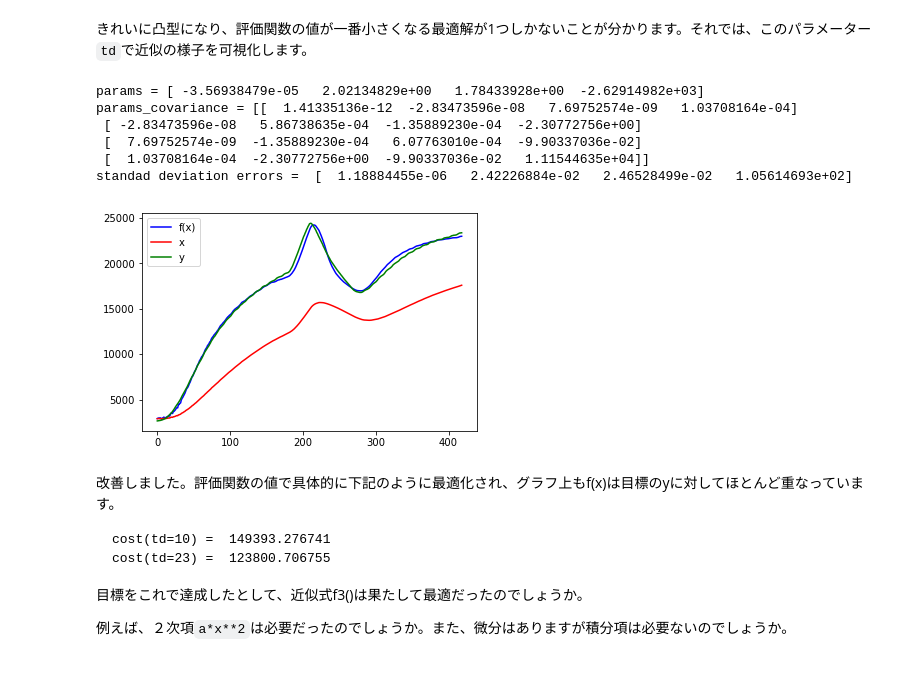
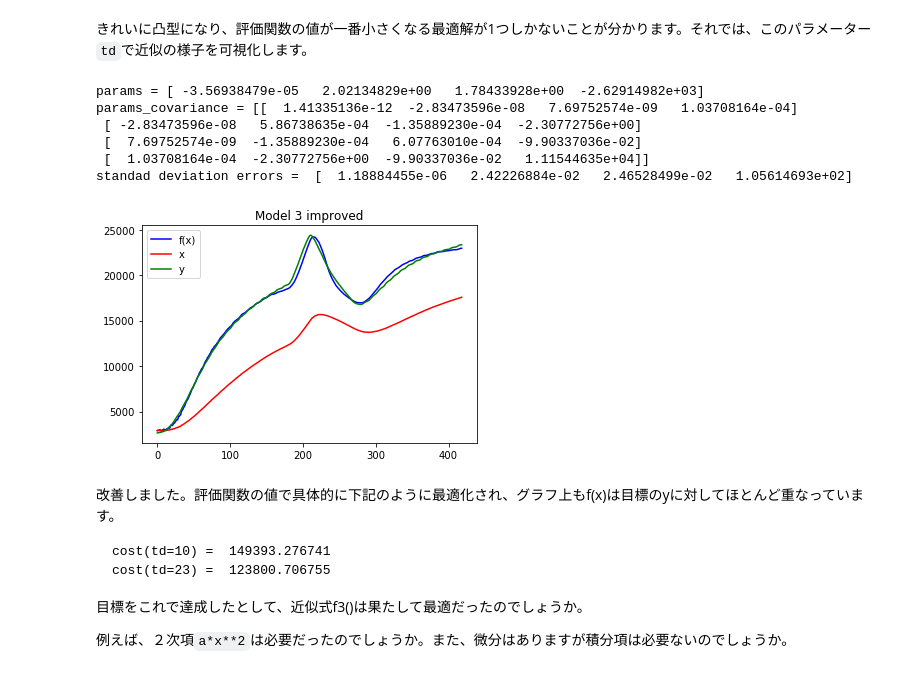
Before and after one commit to daisukelab/general-learning, a Jupyter notebook: Python example - simple parameter optimization.ipynb, the cells around one changed output. Saved outputs shown, nothing was run; the diff lists cells and outputs as text; code cells hidden in the pictures.

```diff
--- a/Python example - simple parameter optimization.ipynb
+++ b/Python example - simple parameter optimization.ipynb
@@ -86,13 +86,15 @@ standad deviation errors =  [  1.86313929e-02   2.33721959e+02]
 どれだけ近似できたのでしょうか。
 # %%
 # 可視化を関数にまとめる
-def plot_all(f, x, y, params):
+def plot_all(f, x, y, params, title=None):
     fig, ax = plt.subplots()
     ax.plot(t, f(x, *params), 'b-', label="f(x)")
     ax.plot(t, x if len(np.array(x).shape) == 1 else x[0], 'r-', label="x")
     ax.plot(t, y, 'g-', label="y")
     ax.legend()
+    if title:
+        plt.title(title)
     plt.show()
 
-plot_all(f1, x, y, params)
+plot_all(f1, x, y, params, 'Model 1')
 # %% [output]
@@ -206,24 +208,24 @@ final optimum td =  23 for cost =  123800.706755
 # %% [markdown]
 きれいに凸型になり、評価関数の値が一番小さくなる最適解が1つしかないことが分かります。それでは、このパラメーター`td`で近似の様子を可視化します。
 # %%
-def solve_and_plot_by_td(td, f, x, y):
+def solve_and_plot_by_td(td, f, x, y, debug_print=True, title=None):
     # 遅れデータを作り
     xdelay = make_delayed(d=x, delay_step=td)
     # 最適化を計算し
-    params = param_solver(f=f, x=(x, xdelay), y=y)
+    params = param_solver(f=f, x=(x, xdelay), y=y, debug_print=debug_print)
     # 可視化
-    plot_all(f, (x, xdelay), y, params)
+    plot_all(f, (x, xdelay), y, params, title)
     return params
 
-f3_params = solve_and_plot_by_td(final_td, f3, x, y)
+f3_params = solve_and_plot_by_td(final_td, f3, x, y, True, 'Model 3 improved')
 # %% [output]
 params = [ -3.56938479e-05   2.02134829e+00   1.78433928e+00  -2.62914982e+03]
 params_covariance = [[  1.41335136e-12  -2.83473596e-08   7.69752574e-09   1.03708164e-04]
  [ -2.83473596e-08   5.86738635e-04  -1.35889230e-04  -2.30772756e+00]
  [  7.69752574e-09  -1.35889230e-04   6.07763010e-04  -9.90337036e-02]
  [  1.03708164e-04  -2.30772756e+00  -9.90337036e-02   1.11544635e+04]]
 standad deviation errors =  [  1.18884455e-06   2.42226884e-02   2.46528499e-02   1.05614693e+02]
-[figure, old version]
+[figure, new version]
 # %% [markdown]
 改善しました。評価関数の値で具体的に下記のように最適化され、グラフ上もf(x)は目標のyに対してほとんど重なっています。
 
```
Also changed, not shown: parts of 7 cells of this notebook.
